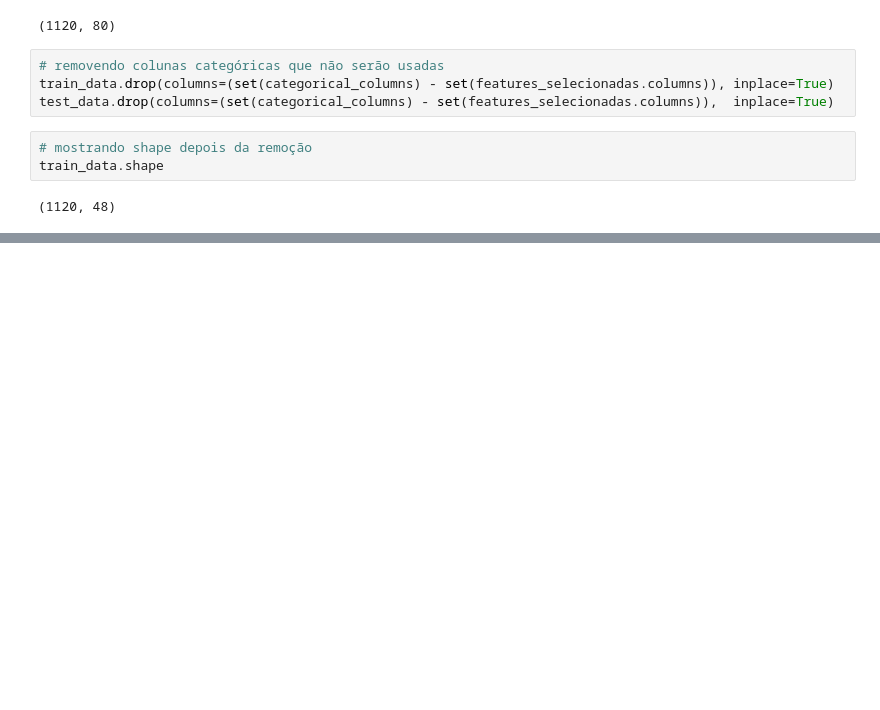
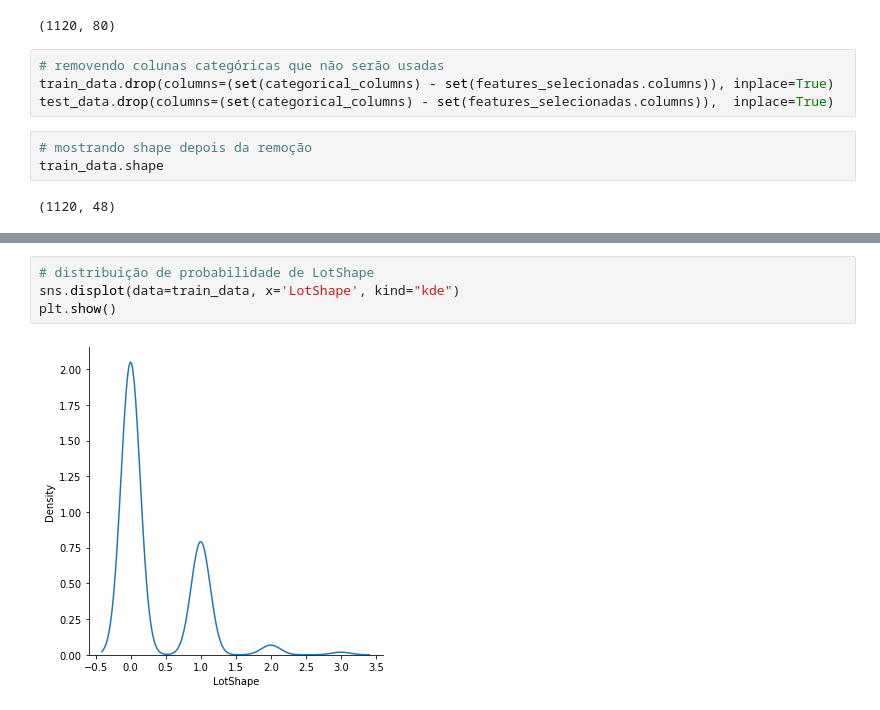
Before and after one commit to svhenrique/house-prices-predictor, a Jupyter notebook: HousePricesPredictor.ipynb, the cells around one changed output, grey strips where cells are left out. Cells and saved outputs as stored; diff of their text form; blank space fills up the shorter version.

```diff
--- a/HousePricesPredictor.ipynb
+++ b/HousePricesPredictor.ipynb
@@ -339,0 +359,6 @@ train_data.shape
+# %%
+# distribuição de probabilidade de LotShape
+sns.displot(data=train_data, x='LotShape', kind="kde")
+plt.show()
+# %% [output]
+[figure, added]
```
Also changed, not shown: parts of 22 cells of this notebook.
